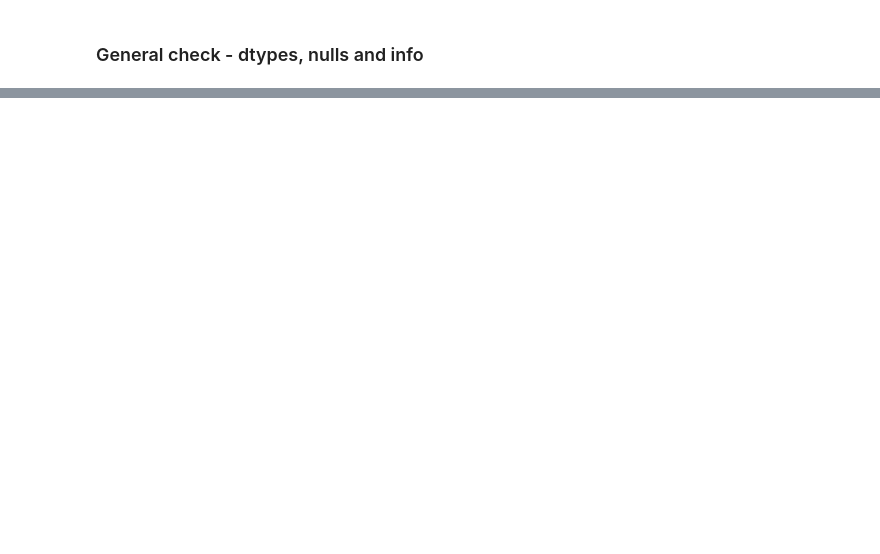
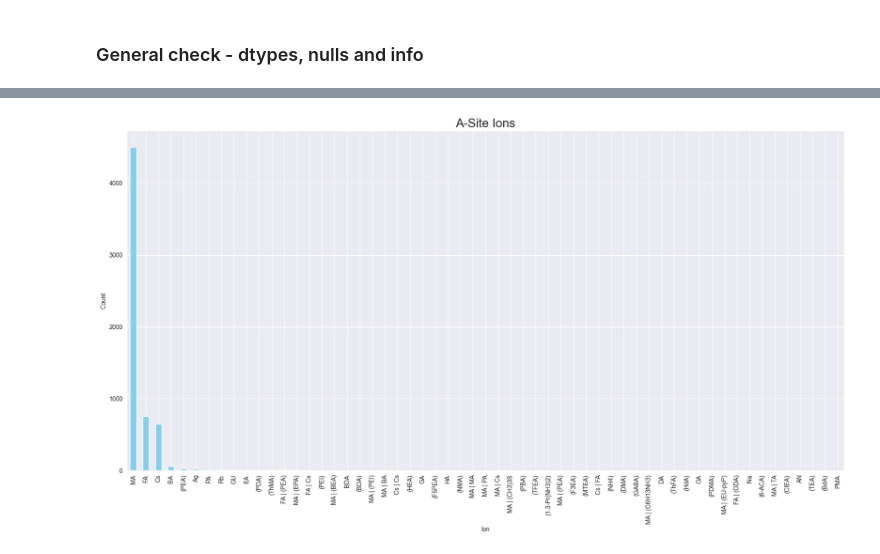
Before and after one commit to armh12/perovskite-data-analysis, a Jupyter notebook: preparation/prepare_raw_idc2.ipynb, the cells around one changed output, grey strips where cells are left out. Cells and saved outputs as stored; diff of their text form; code cells hidden in the pictures; blank space fills up the shorter version.

```diff
--- a/preparation/prepare_raw_idc2.ipynb
+++ b/preparation/prepare_raw_idc2.ipynb
@@ -135,8 +89,7 @@ memory usage: 5.6+ MB
-# %%
-# drop columns based on info
-cols_to_drop = ["ETL_thickness", "Perovskite_composition_none_stoichiometry_components_in_excess",
-                "Perovskite_additives_compounds", "Perovskite_additives_concentrations", "Perovskite_pl_max",
-                "JV_forward_scan_Voc", "JV_forward_scan_Jsc", "JV_forward_scan_FF", "JV_forward_scan_FF",
-                "Stabilised_performance_PCE", "EQE_integrated_Jsc",
-                "Stability_PCE_initial_value", "Stability_PCE_T80", "Stability_PCE_after_1000_h"]
-df.drop(columns=cols_to_drop, inplace=True)
+# %%
+# filter out non-null band gaps
+df = df[~df["Perovskite_band_gap"].isna()]
+# check tolerance factor
+tolerance_factor_nulls = df["Tolerance factor"].isna().any()
+print("Tolerance factor has nulls:", tolerance_factor_nulls)
+df.rename(columns={"Tolerance factor": "tolerance_factor"}, inplace=True)
@@ -186,0 +182,8 @@ Name: Stability_average_over_n_number_of_cells, Length: 7419, dtype: int64
+# %%
+df = decompose_ions(df, ion_type='A')
+df = decompose_ions(df, ion_type='A', coefficient=True)
+df = decompose_ions(df, ion_type='B')
+df = decompose_ions(df, ion_type='B', coefficient=True)
+df = decompose_ions(df, ion_type='C')
+df = decompose_ions(df, ion_type='C', coefficient=True)
+df.drop(columns=[col for col in df.columns if col.startswith('Perovskite_composition')], inplace=True)
@@ -186,0 +232,24 @@ Name: Stability_average_over_n_number_of_cells, Length: 7419, dtype: int64
+# %%
+# Function to count ions across all positions for a site
+def count_ions(df, site_prefix):
+    site_cols = [col for col in df.columns if col.startswith(site_prefix) and "coef" not in col]
+    # Stack all columns into a single series and exclude -1
+    all_ions = df[site_cols].stack().reset_index(drop=True)
+    all_ions = all_ions[all_ions != -1]
+    return all_ions.value_counts()
+
+
+# Get counts for A, B, and C sites
+a_ion_counts = count_ions(df, 'A_')
+b_ion_counts = count_ions(df, 'B_')
+c_ion_counts = count_ions(df, 'C_')
+# %%
+plt.figure(figsize=(21, 10))
+a_ion_counts.plot(kind='bar', color='skyblue')
+plt.title('A-Site Ions', fontsize=20)
+plt.xticks(rotation=90)
+plt.xlabel('Ion')
+plt.ylabel('Count')
+plt.show()
+# %% [output]
+[figure, added]
```
Also changed, not shown: parts of 30 cells of this notebook, 17 other files.
